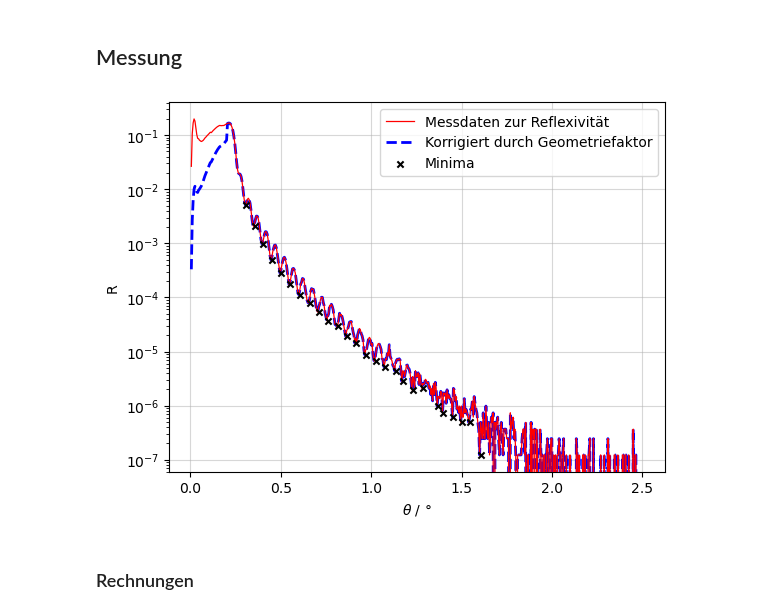
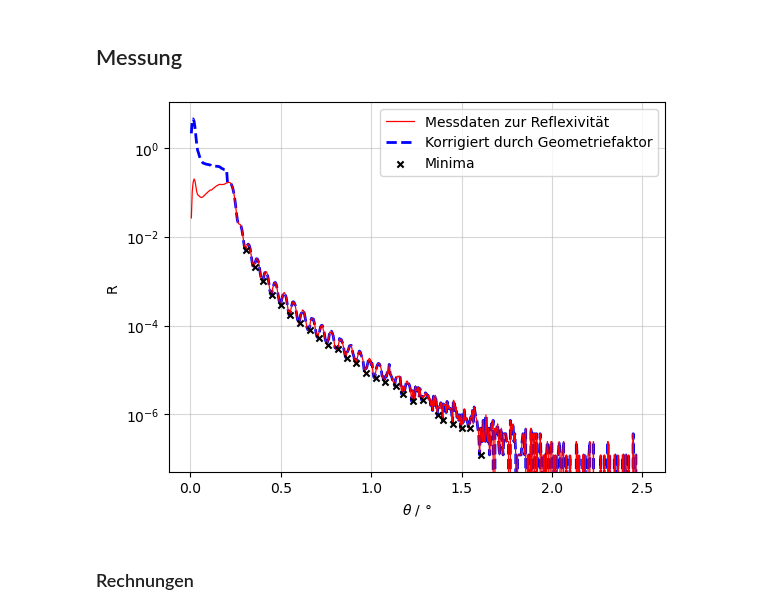
Before and after one commit to waerther/fortgeschrittenenpraktikum, a Jupyter notebook: v44/auswertung.ipynb, the cells around one changed output. Cells and saved outputs as stored; diff of their text form; code cells hidden in the pictures.

```diff
--- a/v44/auswertung.ipynb
+++ b/v44/auswertung.ipynb
@@ -165,35 +165,35 @@ df_table = df.to_latex(index = False, column_format= "c c c", decimal=',', heade
 from scipy.signal import argrelextrema
 fig, ax = plt.subplots()
 
 def geometriefaktor(theta):
     mask = theta > 0.401 / 2 # geometriewinkel_theo = 0.401, / 2 weil 2theta auf x-achse
     result = np.zeros_like(theta, dtype=float)
 
     result[mask] = 1
     result[~mask] = 20 * np.sin(np.deg2rad(theta[~mask])) / d0
     return result
 
 R = (Intensity - Intensity1) / (5 * np.max((Intensity - Intensity1)))
-R_korrektur =  R * geometriefaktor(theta)
+R_korrektur =  R / geometriefaktor(theta)
 ax.plot(theta[1:], R[1:], ls='-', c='r', label='Messdaten zur Reflexivität', lw = 0.9, zorder=3)
 ax.plot(theta[1:], R_korrektur[1:], ls='--', c='b', label='Korrigiert durch Geometriefaktor',lw=2)
 ax.grid('::', alpha=0.5)
 ax.legend(loc='best')
 ax.set(
     yscale='log',
     xlabel=r'$\theta$ / °',
     ylabel='R',
 )
 
 minima_indices = argrelextrema(R_korrektur, np.less, order=5)
 minima_theta = theta[1:][minima_indices]
 minima_R = R_korrektur[minima_indices]
 
 ax.scatter(minima_theta, minima_R, c='black', label='Minima', s=20, marker='x', zorder=5)
 ax.legend(loc='best')
 plt.show()
 # %% [output]
-[figure, old version]
+[figure, new version]
 # %% [markdown]
 ### Rechnungen
 # %% [markdown]
```
Also changed, not shown: parts of 6 cells of this notebook, 3 other files.
